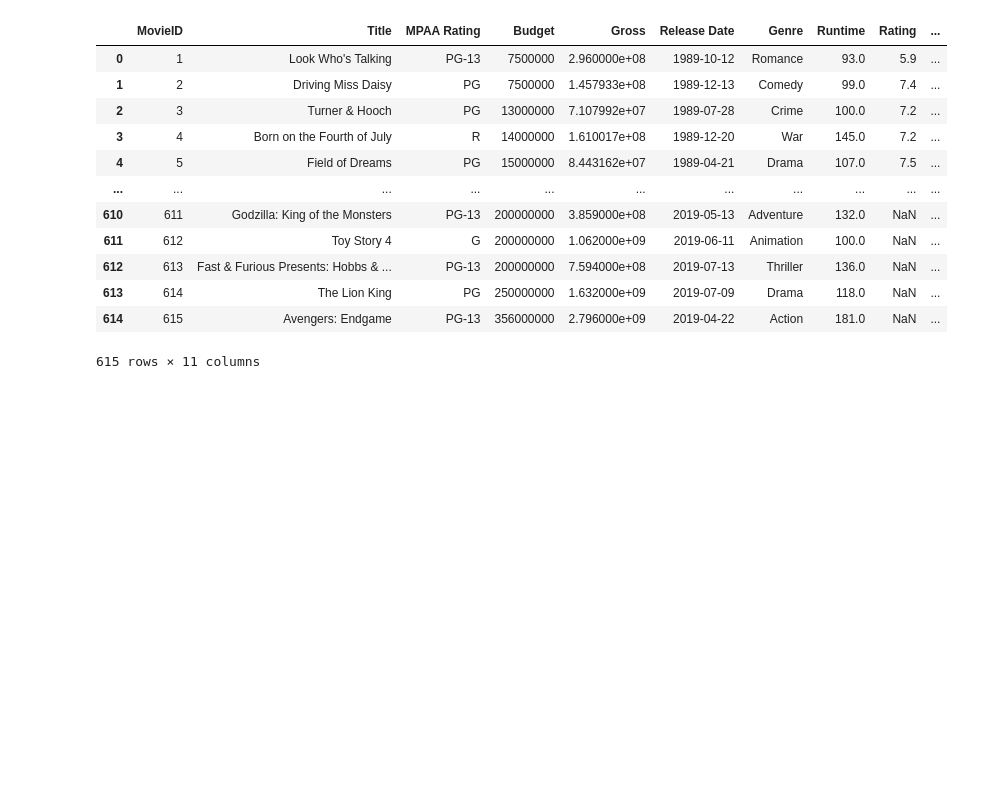
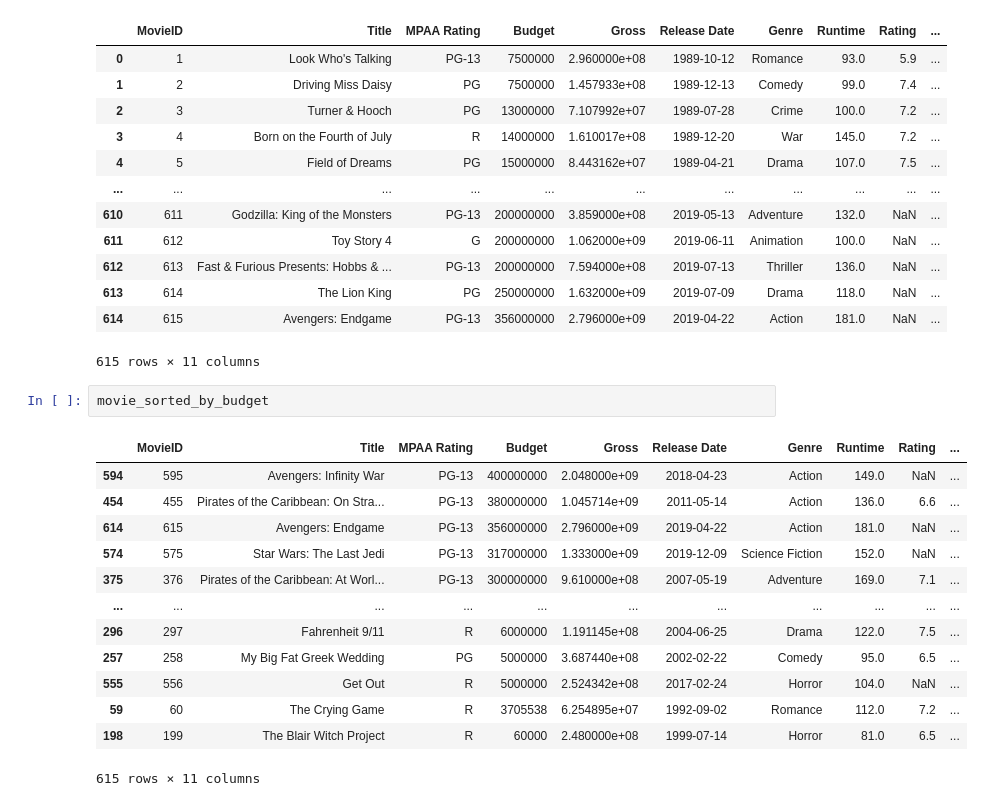
Before and after one commit to EjioforSandraAkunna/--PANDAS-INTRO, a Jupyter notebook: pandas_exercises.ipynb, the cells around one changed output. Drawn from its saved outputs; the diff is of its cells as text; blank space fills up the shorter version.

```diff
--- a/pandas_exercises.ipynb
+++ b/pandas_exercises.ipynb
@@ -707,3 +707,19 @@ movies
 | 613 | 614 | The Lion King | PG | 250000000 | 1.632000e+09 | 2019-07-09 | Drama | 118.0 | NaN | ... |
 | 614 | 615 | Avengers: Endgame | PG-13 | 356000000 | 2.796000e+09 | 2019-04-22 | Action | 181.0 | NaN | ... |
 615 rows × 11 columns
+# %%
+movie_sorted_by_budget
+# %% [output]
+|  | MovieID | Title | MPAA Rating | Budget | Gross | Release Date | Genre | Runtime | Rating | ... |
+| 594 | 595 | Avengers: Infinity War | PG-13 | 400000000 | 2.048000e+09 | 2018-04-23 | Action | 149.0 | NaN | ... |
+| 454 | 455 | Pirates of the Caribbean: On Stra... | PG-13 | 380000000 | 1.045714e+09 | 2011-05-14 | Action | 136.0 | 6.6 | ... |
+| 614 | 615 | Avengers: Endgame | PG-13 | 356000000 | 2.796000e+09 | 2019-04-22 | Action | 181.0 | NaN | ... |
+| 574 | 575 | Star Wars: The Last Jedi | PG-13 | 317000000 | 1.333000e+09 | 2019-12-09 | Science Fiction | 152.0 | NaN | ... |
+| 375 | 376 | Pirates of the Caribbean: At Worl... | PG-13 | 300000000 | 9.610000e+08 | 2007-05-19 | Adventure | 169.0 | 7.1 | ... |
+| ... | ... | ... | ... | ... | ... | ... | ... | ... | ... | ... |
+| 296 | 297 | Fahrenheit 9/11 | R | 6000000 | 1.191145e+08 | 2004-06-25 | Drama | 122.0 | 7.5 | ... |
+| 257 | 258 | My Big Fat Greek Wedding | PG | 5000000 | 3.687440e+08 | 2002-02-22 | Comedy | 95.0 | 6.5 | ... |
+| 555 | 556 | Get Out | R | 5000000 | 2.524342e+08 | 2017-02-24 | Horror | 104.0 | NaN | ... |
+| 59 | 60 | The Crying Game | R | 3705538 | 6.254895e+07 | 1992-09-02 | Romance | 112.0 | 7.2 | ... |
+| 198 | 199 | The Blair Witch Project | R | 60000 | 2.480000e+08 | 1999-07-14 | Horror | 81.0 | 6.5 | ... |
+615 rows × 11 columns
```
